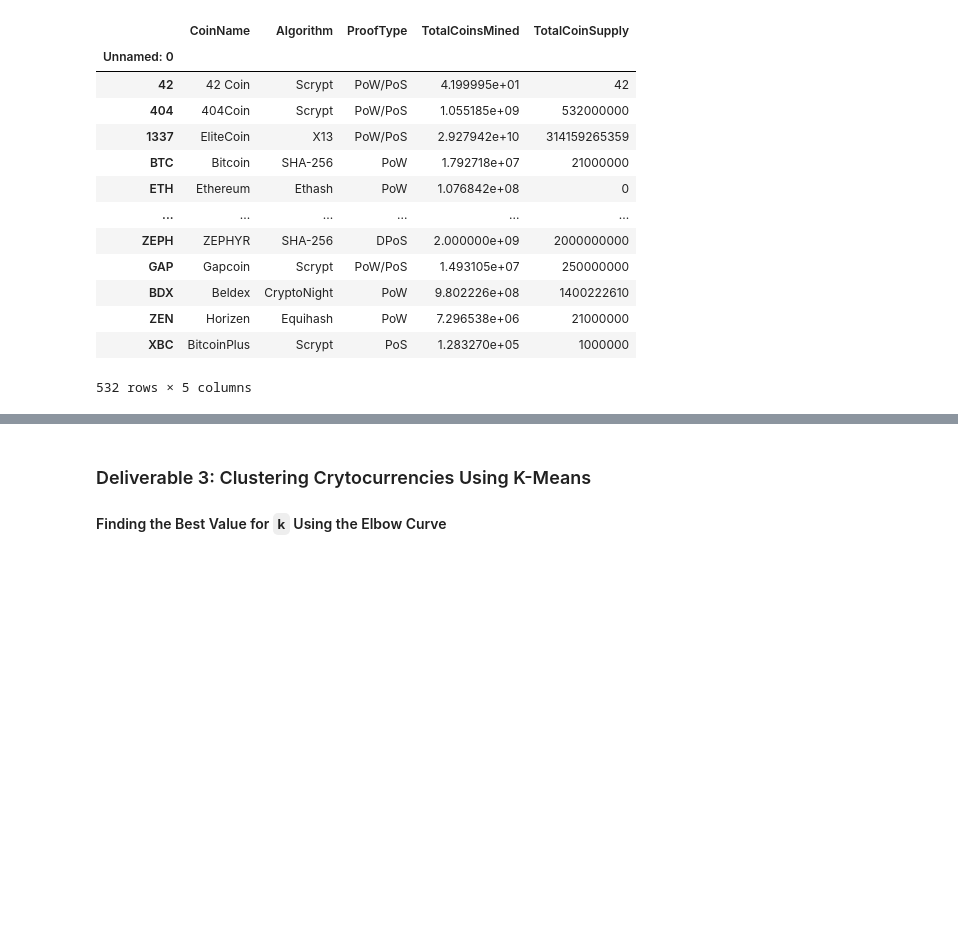
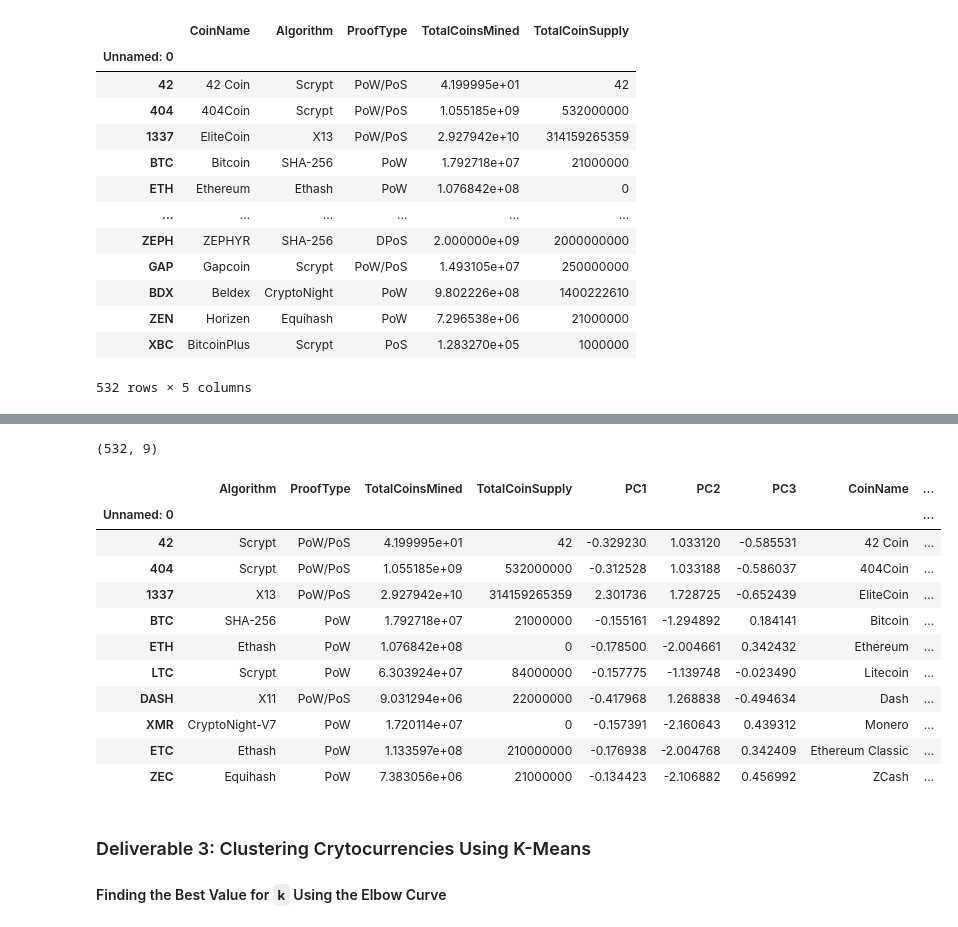
Before and after one commit to mustafaikizler/Cryptocurrencies, a Jupyter notebook: crypto_clustering.ipynb, the cells around one changed output, grey strips where cells are left out. Cells and saved outputs as stored; diff of their text form; code cells hidden in the pictures; blank space fills up the shorter version.

```diff
--- a/crypto_clustering.ipynb
+++ b/crypto_clustering.ipynb
@@ -297,0 +253,11 @@ array([[-0.33285464,  1.0383583 , -0.56494435],
+# %%
+# Initialize the K-Means model.
+
+model = KMeans(n_clusters=4,random_state=0)
+
+# Fit the model
+model.fit(pcs_df)
+
+# Predict clusters
+prediction = model.predict(pcs_df)
+print(prediction)
@@ -297,0 +280,3 @@ array([[-0.33285464,  1.0383583 , -0.56494435],
+# %%
+data = [crypto_df, pcs_df]
+clustred_df1 = pd.concat([crypto_df, pcs_df], join="inner", axis=1)
@@ -297,0 +293,4 @@ array([[-0.33285464,  1.0383583 , -0.56494435],
+# %%
+clustred_df1 = clustred_df1.merge(crypto_df_names, left_index=True, right_index=True)
+# %%
+clustred_df1["class"] = model.labels_
@@ -297,0 +307,17 @@ array([[-0.33285464,  1.0383583 , -0.56494435],
+# %%
+print(clustred_df1.shape)
+clustred_df1.head(10)
+# %% [output]
+(532, 9)
+|  | Algorithm | ProofType | TotalCoinsMined | TotalCoinSupply | PC1 | PC2 | PC3 | CoinName | ... |
+| Unnamed: 0 |  |  |  |  |  |  |  |  | ... |
+| 42 | Scrypt | PoW/PoS | 4.199995e+01 | 42 | -0.329230 | 1.033120 | -0.585531 | 42 Coin | ... |
+| 404 | Scrypt | PoW/PoS | 1.055185e+09 | 532000000 | -0.312528 | 1.033188 | -0.586037 | 404Coin | ... |
+| 1337 | X13 | PoW/PoS | 2.927942e+10 | 314159265359 | 2.301736 | 1.728725 | -0.652439 | EliteCoin | ... |
+| BTC | SHA-256 | PoW | 1.792718e+07 | 21000000 | -0.155161 | -1.294892 | 0.184141 | Bitcoin | ... |
+| ETH | Ethash | PoW | 1.076842e+08 | 0 | -0.178500 | -2.004661 | 0.342432 | Ethereum | ... |
+| LTC | Scrypt | PoW | 6.303924e+07 | 84000000 | -0.157775 | -1.139748 | -0.023490 | Litecoin | ... |
+| DASH | X11 | PoW/PoS | 9.031294e+06 | 22000000 | -0.417968 | 1.268838 | -0.494634 | Dash | ... |
+| XMR | CryptoNight-V7 | PoW | 1.720114e+07 | 0 | -0.157391 | -2.160643 | 0.439312 | Monero | ... |
+| ETC | Ethash | PoW | 1.133597e+08 | 210000000 | -0.176938 | -2.004768 | 0.342409 | Ethereum Classic | ... |
+| ZEC | Equihash | PoW | 7.383056e+06 | 21000000 | -0.134423 | -2.106882 | 0.456992 | ZCash | ... |
```
Also changed, not shown: parts of 27 cells of this notebook.
